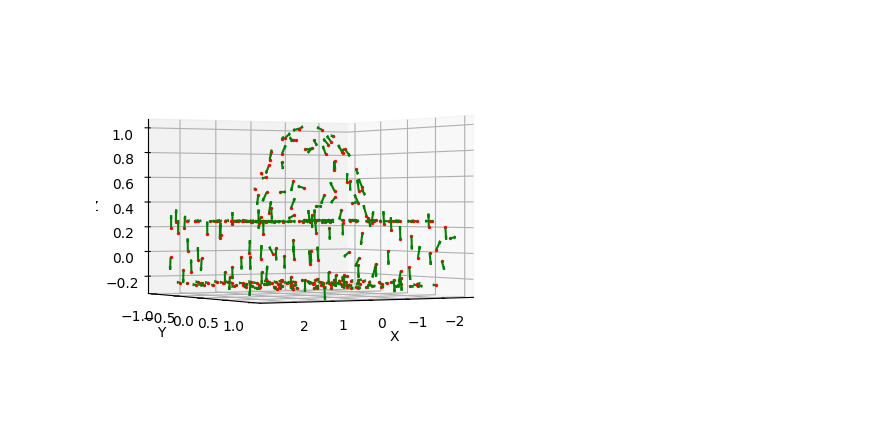
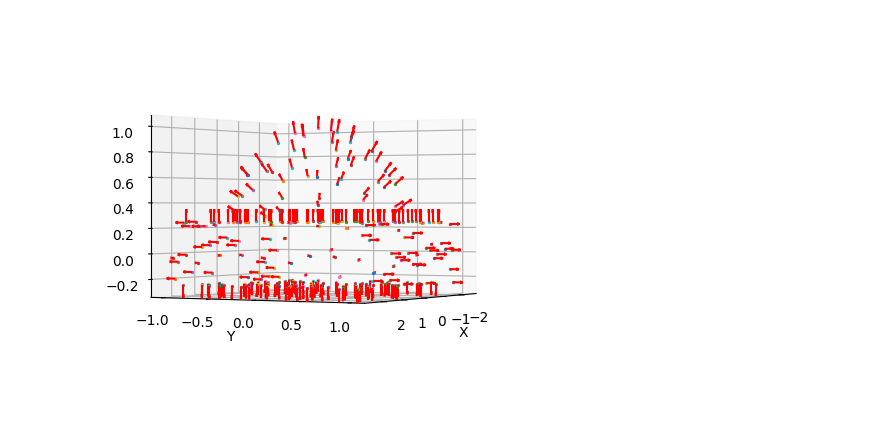
Before and after one commit to vinca0224/3D, a Jupyter notebook: sampleAndNormal.ipynb, the cells around one changed output. Saved outputs shown, nothing was run; the diff lists cells and outputs as text; code cells hidden in the pictures.

```diff
--- a/sampleAndNormal.ipynb
+++ b/sampleAndNormal.ipynb
@@ -16,50 +15,51 @@ for i in range(len(samples)):
     sample = samples[i]  # 표면 위의 샘플링된 점
     face_index = face_indexes[i]  # 해당 점이 속한 삼각형 면의 인덱스
 
-    # 삼각형 면의 법선 벡터 가져오기
+    # 삼각형 면의 노말 벡터 가져오기
     normal = model.face_normals[face_index]
 
-    # 샘플 점과 법선 벡터 결합
+    # 샘플 점에서의 노말 벡터 추가
     normals.append(normal)
 
-    tangent_vector_point = model.triangles[face_index][0]
-    vector  = np.subtract(tangent_vector_point, sample)
-    tangent = np.cross(vector, normal)
-
-    # 탄젠트 벡터 정규화 (길이 1로 만들기)
-    tangent_norm = np.linalg.norm(tangent)
-    if tangent_norm != 0:
-        tangent = tangent / tangent_norm
-
-    tangents.append(tangent)
+    # # 메시 0번의 꼭짓점 좌표를 이용하여 찬젠트 벡터 계산
+    # tangent_vector_point = model.triangles[face_index][0]
+    # vector  = np.subtract(tangent_vector_point, sample)
+    # tangent = np.cross(vector, normal)
+    #
+    # # 탄젠트 벡터 정규화 (길이 1로 만들기)
+    # tangent_norm = np.linalg.norm(tangent)
+    # if tangent_norm != 0:
+    #     tangent = tangent / tangent_norm
+    #
+    # tangents.append(tangent)
 # %%
 import matplotlib.pyplot as plt
 
 fig = plt.figure()
 ax = fig.add_subplot(111, projection='3d')
 
 # 샘플링된 점과 그 점에서의 법선 벡터 시각화
 for i in range(len(samples)):
 
     # 샘플링된 점 그리기
-    ax.scatter(samples[i][0], samples[i][1], samples[i][2], color='red', s=2)
+    ax.scatter(samples[i][0], samples[i][1], samples[i][2], marker= 'o', s=2)
 
-    # # 법선 벡터 그리기
+    # 법선 벡터 그리기
+    ax.quiver(samples[i][0], samples[i][1], samples[i][2],
+              normals[i][0], normals[i][1], normals[i][2],
+              length=0.1, color='red')
+
+    # # 탄젠트 벡터 그리기
     # ax.quiver(samples[i][0], samples[i][1], samples[i][2],
-    #           normals[i][0], normals[i][1], normals[i][2],
-    #           length=0.1, color='blue')
-
-    # 탄젠트 벡터 그리기
-    ax.quiver(samples[i][0], samples[i][1], samples[i][2],
-              tangents[i][0], tangents[i][1], tangents[i][2],
-              length=0.1, color='green')
+    #           tangents[i][0], tangents[i][1], tangents[i][2],
+    #           length=0.1, color='green')
 
 # 축과 제목 설정
 ax.set_xlabel('X')
 ax.set_ylabel('Y')
 ax.set_zlabel('Z')
-ax.view_init(elev=0, azim=60)
+ax.view_init(elev=0, azim=30)
 
 plt.show()
 # %% [output]
-[figure, old version]
+[figure, new version]
```
Also changed, not shown: parts of 3 cells of this notebook.
